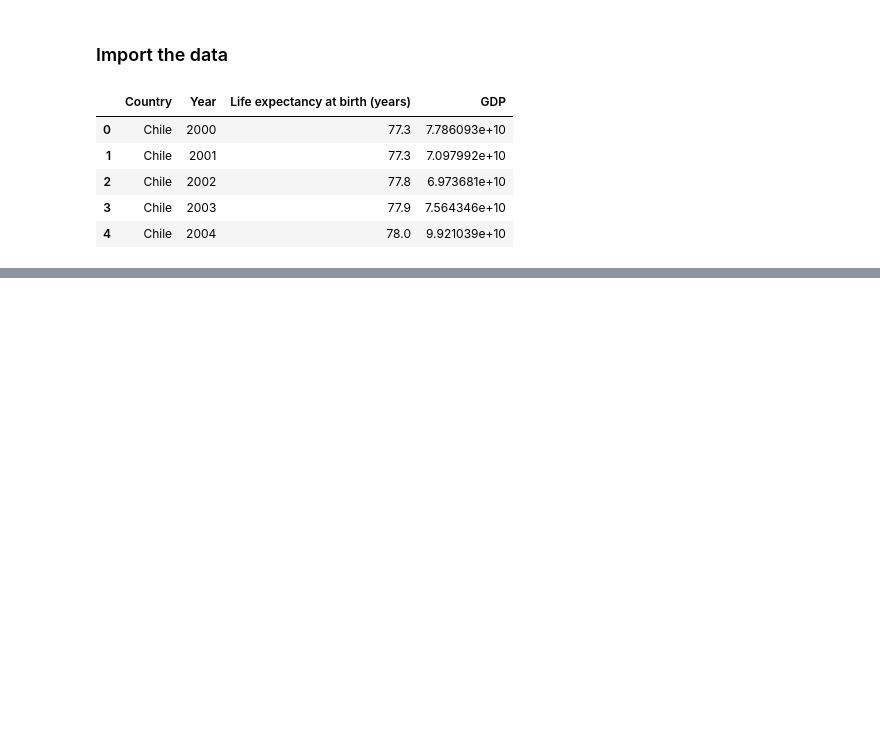
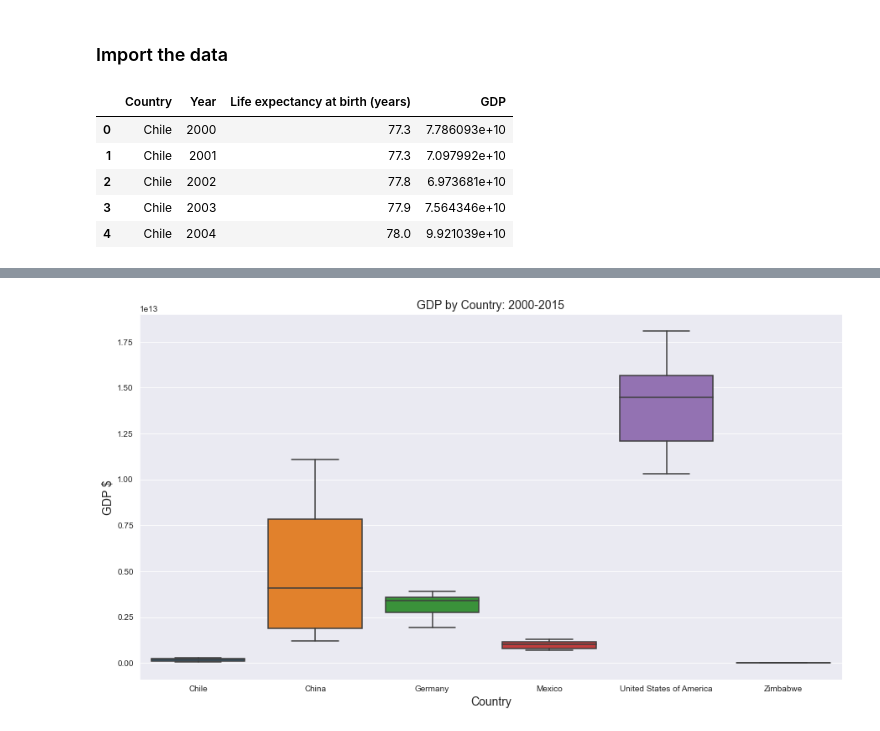
Before and after one commit to clccode/Life-Expectancy-and-GDP, a Jupyter notebook: life_expectancy_gdp.ipynb, the cells around one changed output, grey strips where cells are left out. Cells and saved outputs as stored; diff of their text form; code cells hidden in the pictures; blank space fills up the shorter version.

```diff
--- a/life_expectancy_gdp.ipynb
+++ b/life_expectancy_gdp.ipynb
@@ -20,0 +88,10 @@ df.head()
+# %%
+# Boxplot of each country's GDP from 2000-2015
+fig, ax = plt.subplots(figsize=(15, 8))
+sns.boxplot(x=df['Country'], y=df['GDP'])
+plt.title('GDP by Country: 2000-2015', fontsize=14)
+plt.xlabel('Country', fontsize=14)
+plt.ylabel('GDP $', fontsize=14)
+plt.show()
+# %% [output]
+[figure, added]
```
Also changed, not shown: parts of 21 cells of this notebook.
